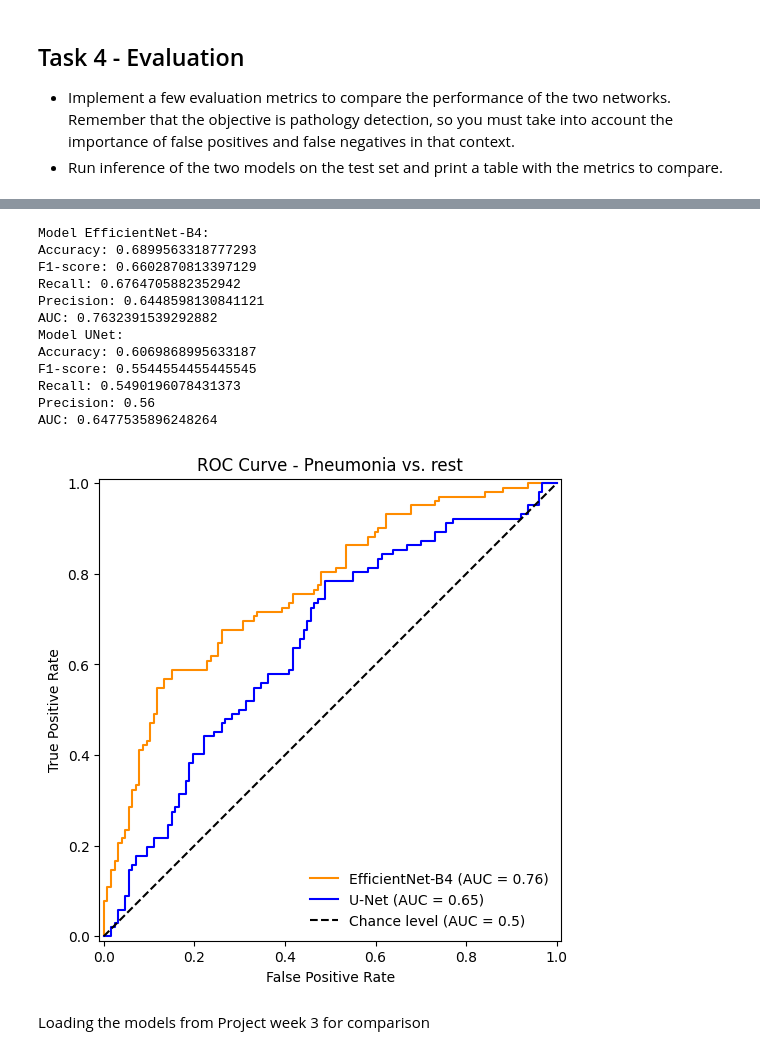
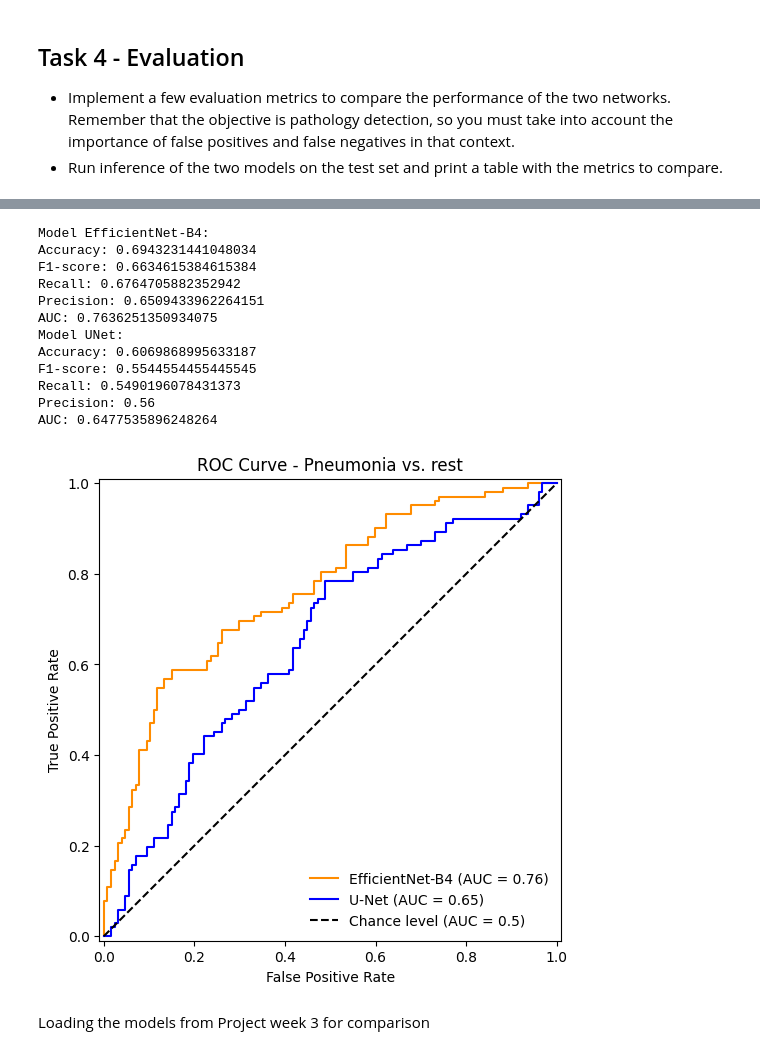
Before and after one commit to Christelleelkhoury/AIM, a Jupyter notebook: project/week4-solution.ipynb, the cells around one changed output, grey strips where cells are left out. Cells and saved outputs as stored; diff of their text form; code cells hidden in the pictures.

```diff
--- a/project/week4-solution.ipynb
+++ b/project/week4-solution.ipynb
@@ -319,35 +332,0 @@ plt.show()
-# %%
-val_dataloader = DataLoader(val_dataset_cls, batch_size=32, shuffle=True)
-
-f, ax = plt.subplots(1, 2, figsize=(10, 5))
-
-for X, y in val_dataloader:
-    # find first label==0
-    first_zero = (y == 0).nonzero(as_tuple=True)[0][0].item()
-    img = X[first_zero].cpu().numpy()           # C x H x W
-    img = np.transpose(img, (1, 2, 0))           # H x W x C
-
-    # undo normalization
-    img = img * std + mean
-    img = np.clip(img, 0, 1)
-
-    ax[0].imshow(img)
-    ax[0].set_title('Label: ' + str(y[first_zero].item()))
-
-    # find first label==1 (if exists), then break
-    ones = (y == 1).nonzero(as_tuple=True)[0]
-    if ones.numel() > 0:
-        first_one = ones[0].item()
-        img = X[first_one].cpu().numpy()
-        img = np.transpose(img, (1, 2, 0))
-
-        # undo normalization
-        img = img * std + mean
-        img = np.clip(img, 0, 1)
-
-        ax[1].imshow(img, cmap='gray')
-        ax[1].set_title('Label: ' + str(y[first_one].item()))
-        break
-
-plt.tight_layout()
-plt.show()
@@ -546,7 +461,7 @@ Done!
 from torchvision.models import efficientnet_b0, EfficientNet_B0_Weights, efficientnet_b4, EfficientNet_B4_Weights
 
 learning_rate = 3e-4
-batch_size = 32
+batch_size = 6
 epochs = 20
 
 model_cls = efficientnet_b4(weights=EfficientNet_B4_Weights)
@@ -582,7 +497,7 @@ for t in range(epochs):
 
 print("Done!")
 
-torch.save(best_model.state_dict(), './efficientnetb0-pathology-cxr2.pth')
+torch.save(best_model.state_dict(), './efficientnetb4-pathology-cxr2.pth')
 
 e = time.process_time() # end time
 print(e - s, "seconds")
@@ -806,7 +664,7 @@ def val_loop_seg(model, dataloader, criterion_seg, criterion_cls, device):
 device = torch.device('cuda') if torch.cuda.is_available() else torch.device('cpu')
 
 learning_rate = 1e-3
-batch_size = 32
+batch_size = 8
 epochs = 100
 
 train_dataset_seg = SegmentationDataset(
@@ -883,5 +753,7 @@ Depending on the dataset, the segmentation + classification model may slightly i
 # %%
 # Evaluation function
+from torchvision.models import efficientnet_b0, EfficientNet_B0_Weights, efficientnet_b4, EfficientNet_B4_Weights
+
 def evaluate_model(model, dataloader, device, model_name):
     model.eval()
     model.to(device)
@@ -933,7 +805,7 @@ model_enb4 = efficientnet_b4(weights=EfficientNet_B4_Weights)
 model_enb4.classifier[1] = nn.Sequential(
     nn.Linear(1792, 2)
 )
-model_enb4.load_state_dict(torch.load('./efficientnetb0-pathology-cxr2.pth'))
+model_enb4.load_state_dict(torch.load('./efficientnetb4-pathology-cxr.pth'))
 
 model_unet = UNet(2,1,1)
 model_unet.load_state_dict(torch.load('./unet_seg_cls_pathology_cxr.pth'))
@@ -969,38 +841,38 @@ display_enb4 = RocCurveDisplay.from_predictions(
     label_list_enb4,
     probs_list_enb4,
     name="EfficientNet-B4",
     color="darkorange",
     ax=plt.gca()
 )
 
 display_unet = RocCurveDisplay.from_predictions(
     label_list_unet,
     probs_list_unet,
     name="U-Net",
     color="blue",
     plot_chance_level=True,
     ax=plt.gca()
 )
 
 plt.xlabel("False Positive Rate")
 plt.ylabel("True Positive Rate")
 plt.title("ROC Curve - Pneumonia vs. rest")
 plt.legend(frameon=False)
 plt.show()
 # %% [output]
 Model EfficientNet-B4:
-Accuracy: 0.6899563318777293
-F1-score: 0.6602870813397129
+Accuracy: 0.6943231441048034
+F1-score: 0.6634615384615384
 Recall: 0.6764705882352942
-Precision: 0.6448598130841121
-AUC: 0.7632391539292882
+Precision: 0.6509433962264151
+AUC: 0.7636251350934075
 Model UNet:
 Accuracy: 0.6069868995633187
 F1-score: 0.5544554455445545
 Recall: 0.5490196078431373
 Precision: 0.56
 AUC: 0.6477535896248264
-[figure, old version]
+[figure, new version]
 # %% [markdown]
 Loading the models from Project week 3 for comparison
 # %%
```
Also changed, not shown: parts of 22 cells of this notebook.
